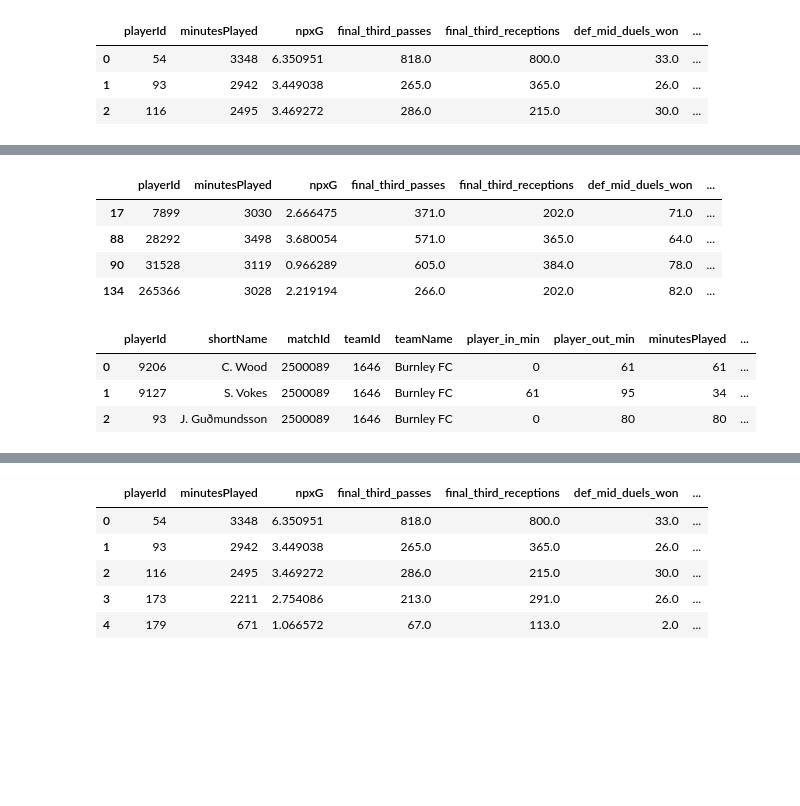
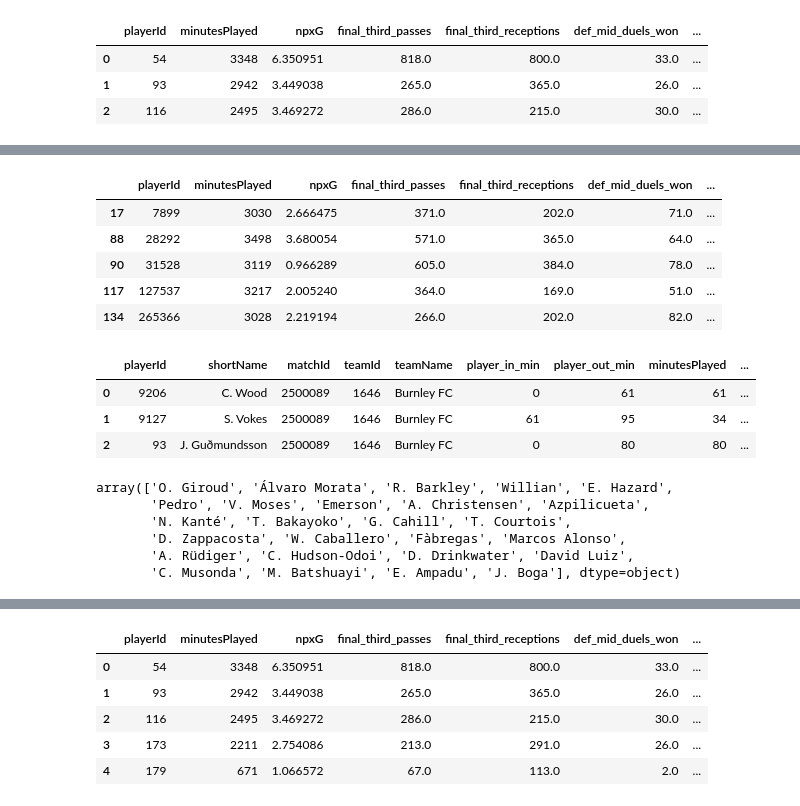
Before and after one commit to yashkarle/soccer-ds-stats, a Jupyter notebook: Projects/4UppsalaMMS/3_StatsScouting/radar_plots_example.ipynb, the cells around one changed output, grey strips where cells are left out. Saved outputs shown, nothing was run; the diff lists cells and outputs as text; code cells hidden in the pictures; blank space fills up the shorter version.

```diff
--- a/Projects/4UppsalaMMS/3_StatsScouting/radar_plots_example.ipynb
+++ b/Projects/4UppsalaMMS/3_StatsScouting/radar_plots_example.ipynb
@@ -88,0 +271,4 @@ Name: tags, Length: 643032, dtype: object
+# %%
+#group by player
+xT_saved_by_player = value_saving_actions.groupby(["nextPlayerId"])["xT_saved"].sum().reset_index()
+xT_saved_by_player.rename(columns = {"nextPlayerId": "playerId"}, inplace = True)
@@ -316,3 +518,34 @@ def_mid_duels.sort_values(by="def_mid_duels_won", ascending=False)
 | 186 | 9179 | 1 |
 | 166 | 8752 | 1 |
 445 rows × 2 columns
+# %%
+def midFouls(df):
+    """
+    Parameters
+    ----------
+    df : dataframe
+        dataframe with Wyscout event data.
+
+    Returns
+    -------
+    mid_fouls: dataframe
+        dataframe with number of middle third fouls.
+
+    """
+    #get fouls
+    fouls = df.loc[df["eventName"] == "Foul"]
+
+    #filter for middle 3rd duels
+    fouls["x"] = fouls.positions.apply(lambda cell: (cell[0]['x']) * 105/100)
+    fouls["y"] = fouls.positions.apply(lambda cell: (100 - cell[0]['y']) * 68/100)
+    fouls = fouls.loc[(fouls["x"] < 2*105/3) & (fouls["x"] > 105/3)]
+
+    #sum by player
+    mid_fouls =  fouls.groupby(["playerId"]).eventId.count().reset_index()
+    mid_fouls.rename(columns = {'eventId':'mid_fouls'}, inplace=True)
+
+    return mid_fouls
+
+mid_fouls = midFouls(train)
+#investigate structure
+mid_fouls.head()
@@ -415,8 +671,8 @@ summary = pd.DataFrame(players, columns = ["playerId"])
 summary = summary.merge(npxg, how="left", on=["playerId"])\
                 .merge(final_third, how="left", on=["playerId"])\
                 .merge(def_mid_duels, how="left", on=["playerId"])\
-                .merge(smart_passes, how="left", on=["playerId"])\
-                .merge(gakp, how="left", on=["playerId"])
+                .merge(mid_fouls, how="left", on=["playerId"])\
+                .merge(xT_saved_by_player, how="left", on=["playerId"])
 summary = minutes.merge(summary, how="left", on=["playerId"])
 
 summary = summary.fillna(0)
@@ -518,10 +770,11 @@ memory usage: 14.0+ KB
 # %%
-summary[summary.playerId.isin([265366, 31528, 7899, 28292])]
+summary[summary.playerId.isin([265366, 31528, 7899, 28292, 127537])]
 # %% [output]
 |  | playerId | minutesPlayed | npxG | final_third_passes | final_third_receptions | def_mid_duels_won | ... |
 | 17 | 7899 | 3030 | 2.666475 | 371.0 | 202.0 | 71.0 | ... |
 | 88 | 28292 | 3498 | 3.680054 | 571.0 | 365.0 | 64.0 | ... |
 | 90 | 31528 | 3119 | 0.966289 | 605.0 | 384.0 | 78.0 | ... |
+| 117 | 127537 | 3217 | 2.005240 | 364.0 | 169.0 | 51.0 | ... |
 | 134 | 265366 | 3028 | 2.219194 | 266.0 | 202.0 | 82.0 | ... |
 # %%
 minutes_per_game.head(3)
@@ -530,6 +783,15 @@ minutes_per_game.head(3)
 | 0 | 9206 | C. Wood | 2500089 | 1646 | Burnley FC | 0 | 61 | 61 | ... |
 | 1 | 9127 | S. Vokes | 2500089 | 1646 | Burnley FC | 61 | 95 | 34 | ... |
 | 2 | 93 | J. Guðmunds­son | 2500089 | 1646 | Burnley FC | 0 | 80 | 80 | ... |
+# %%
+minutes_per_game.loc[minutes_per_game['teamName']=='Chelsea FC']['shortName'].unique()
+# %% [output]
+array(['O. Giroud', 'Álvaro Morata', 'R. Barkley', 'Willian', 'E. Hazard',
+       'Pedro', 'V. Moses', 'Emerson', 'A. Christensen', 'Azpilicueta',
+       'N. Kanté', 'T. Bakayoko', 'G. Cahill', 'T. Courtois',
+       'D. Zappacosta', 'W. Caballero', 'Fàbregas', 'Marcos Alonso',
+       'A. Rüdiger', 'C. Hudson-Odoi', 'D. Drinkwater', 'David Luiz',
+       'C. Musonda', 'M. Batshuayi', 'E. Ampadu', 'J. Boga'], dtype=object)
 # %%
 possession_dict = {}
 
```
Also changed, not shown: parts of 36 cells of this notebook, 5 other files.
